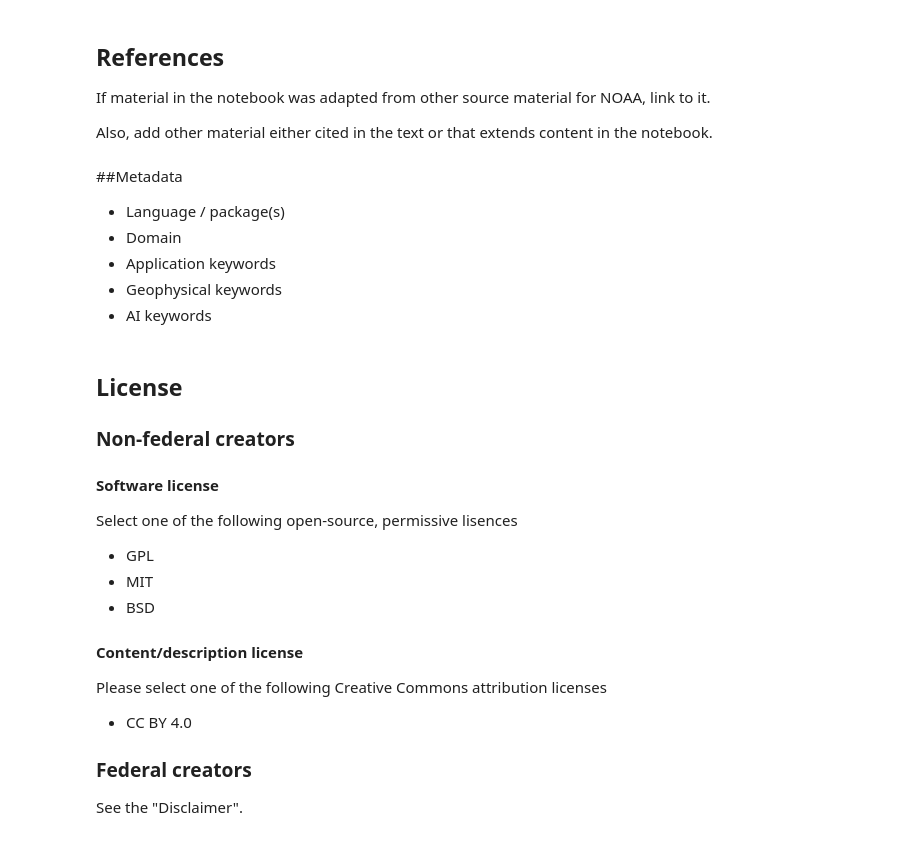
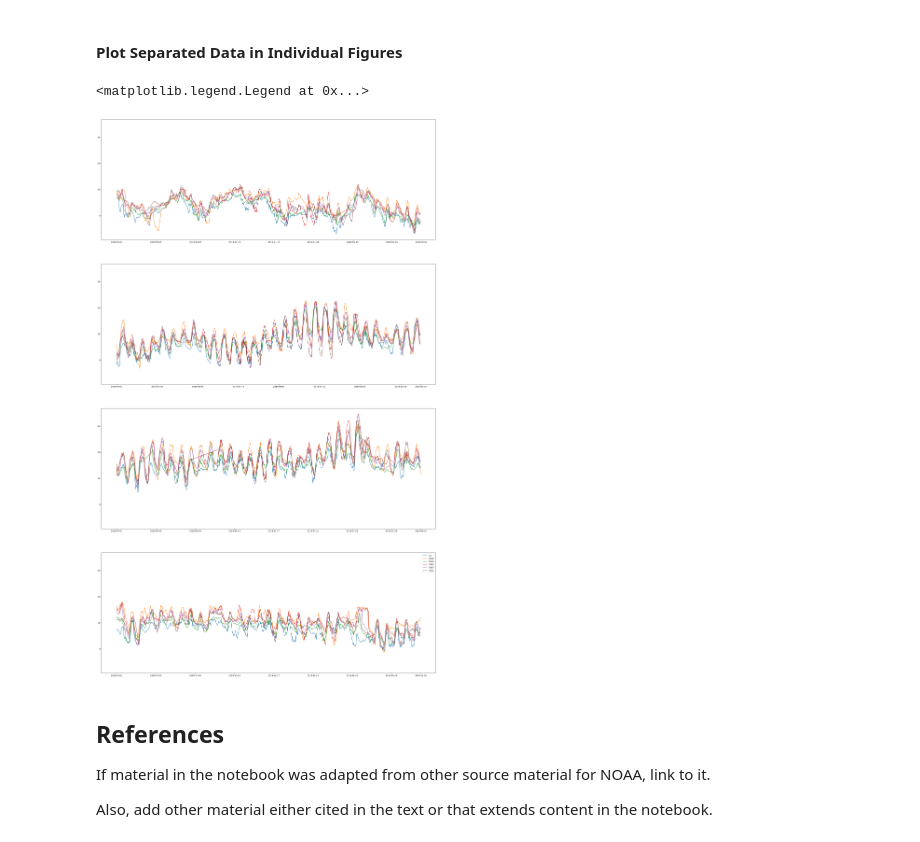
Before and after one commit to informatics-lab/spaceapps-2022-mo-bootcamp, a Jupyter notebook: 02_WOW.ipynb, the cells around one changed output. Cells and saved outputs as stored; diff of their text form; code cells hidden in the pictures.

```diff
--- a/02_WOW.ipynb
+++ b/02_WOW.ipynb
@@ -70,30 +509,38 @@ Link to the dataset(s) used in the example and/or additional information about t
+# %%
+# further group data by month (grouped by site first, then month)
+i = 0
+for site in df_list:
+    site["month"] = site["Report Date / Time"].apply(lambda x: x.month)
+    seasonal = dict(tuple(site.groupby("month")))
+    season_list = []
+    for values in seasonal.values():
+        season_list.append(pd.DataFrame(values))
+    df_list[i] = season_list  # dynamically typed magic, or just bad practice?
+    # print(i)
+    i += 1
+del i
+# %% [markdown]
+#### Plot Separated Data in Individual Figures
+# %%
+# plot the site, month grouping of data across month based plots
+fig, axes = plt.subplots(
+    nrows=len(df_list[0]), ncols=1, figsize=(30, 50), sharex=False, sharey=True
+)
+
+for i, ax in enumerate(axes.flatten()):
+    for j in range(len(df_list)):
+        ax.plot(
+            df_list[j][i]["Report Date / Time"],
+            df_list[j][i]["Air Temperature"],
+            label=df_list[j][i]["Site Id"].iloc[0],
+        )
+plt.legend()
+# %% [output]
+<matplotlib.legend.Legend at 0x...>
+[figure, added]
 # %% [markdown]
 ## References
 
 If material in the notebook was adapted from other source material for NOAA, link to it.
 
 Also, add other material either cited in the text or that extends content in the notebook.
-# %% [markdown]
-##Metadata
- * Language / package(s)
- * Domain
- * Application keywords
- * Geophysical keywords
- * AI keywords
-# %% [markdown]
-## License
-
-### Non-federal creators
-
-#### Software license
-Select one of the following open-source, permissive lisences
-* GPL
-* MIT
-* BSD
-
-#### Content/description license
-Please select one of the following Creative Commons attribution licenses
-* CC BY 4.0
-
-### Federal creators
-See the "Disclaimer".
```
Also changed, not shown: parts of 52 cells of this notebook.
